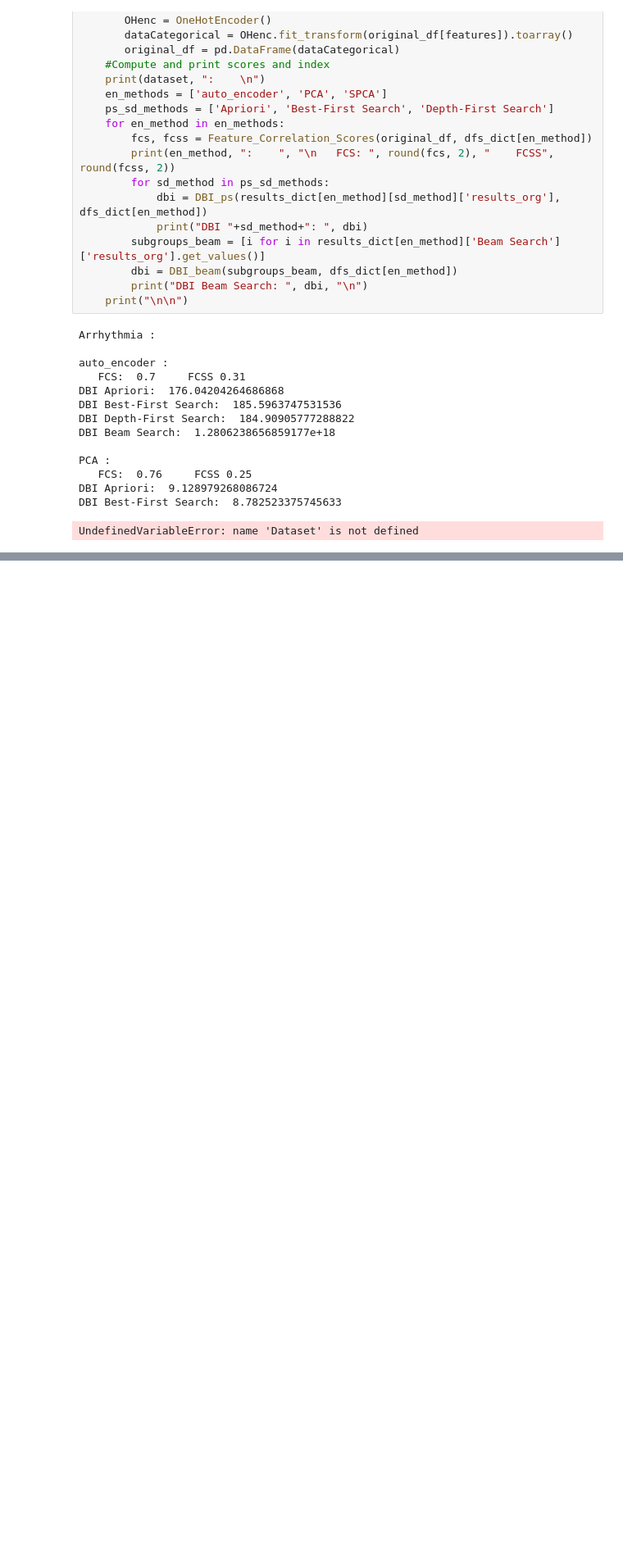
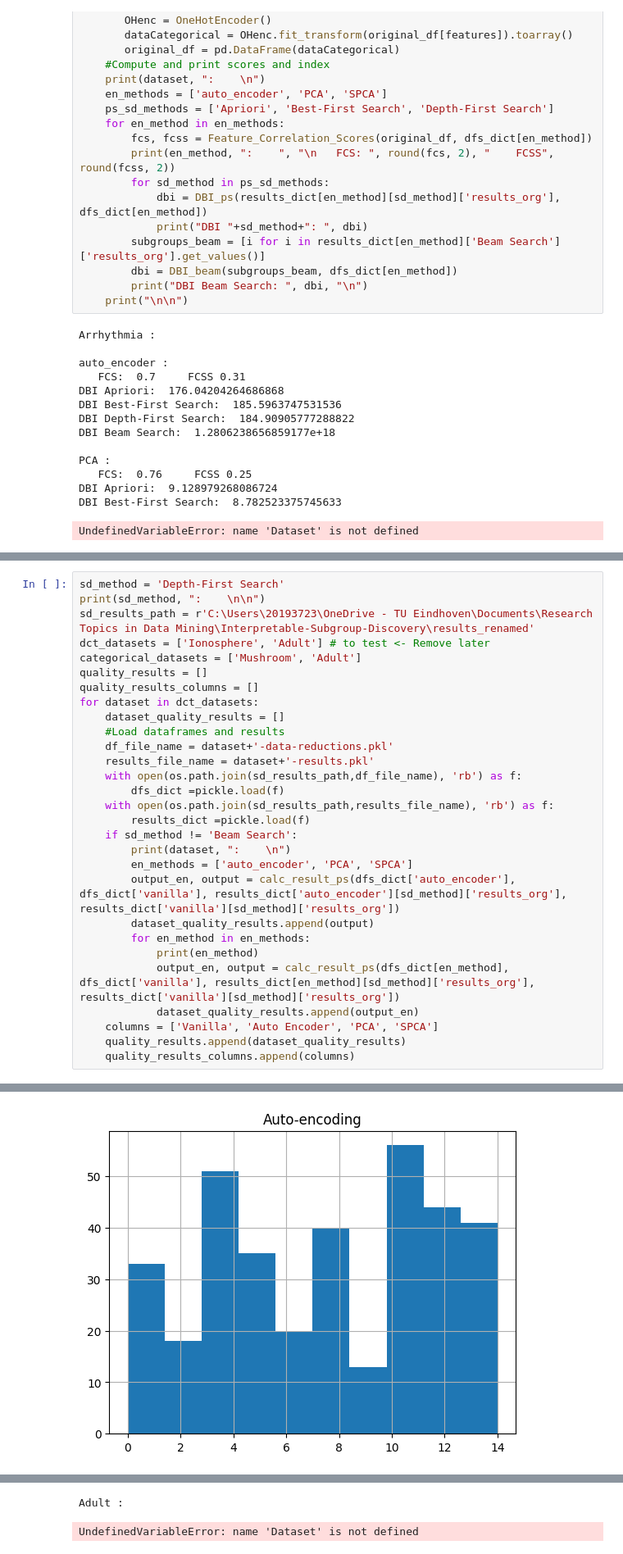
Before and after one commit to WouterFeijen/Interpretable-Subgroup-Discovery, a Jupyter notebook: test_interpret.ipynb, the cells around one changed output, grey strips where cells are left out. Shown: that part at 82% size. Cells and saved outputs as stored; diff of their text form; blank space fills up the shorter version.

Commit message:
Small changes interpretability and test, big changes quality measures

```diff
--- a/test_interpret.ipynb
+++ b/test_interpret.ipynb
@@ -228,0 +173,30 @@ ValueError: If using all scalar values, you must pass an index
+# %%
+sd_method = 'Depth-First Search'
+print(sd_method, ":    \n\n")
+sd_results_path = r'C:\Users\20193723\OneDrive - TU Eindhoven\Documents\Research Topics in Data Mining\Interpretable-Subgroup-Discovery\results_renamed'
+dct_datasets = ['Ionosphere', 'Adult'] # to test <- Remove later
+categorical_datasets = ['Mushroom', 'Adult']
+quality_results = []
+quality_results_columns = []
+for dataset in dct_datasets:
+    dataset_quality_results = []
+    #Load dataframes and results
+    df_file_name = dataset+'-data-reductions.pkl'
+    results_file_name = dataset+'-results.pkl'
+    with open(os.path.join(sd_results_path,df_file_name), 'rb') as f:
+        dfs_dict =pickle.load(f)
+    with open(os.path.join(sd_results_path,results_file_name), 'rb') as f:
+        results_dict =pickle.load(f)
+    if sd_method != 'Beam Search':
+        print(dataset, ":    \n")
+        en_methods = ['auto_encoder', 'PCA', 'SPCA']
+        output_en, output = calc_result_ps(dfs_dict['auto_encoder'], dfs_dict['vanilla'], results_dict['auto_encoder'][sd_method]['results_org'], results_dict['vanilla'][sd_method]['results_org'])
+        dataset_quality_results.append(output)
+        for en_method in en_methods:
+            print(en_method)
+            output_en, output = calc_result_ps(dfs_dict[en_method], dfs_dict['vanilla'], results_dict[en_method][sd_method]['results_org'], results_dict['vanilla'][sd_method]['results_org'])
+            dataset_quality_results.append(output_en)
+    columns = ['Vanilla', 'Auto Encoder', 'PCA', 'SPCA']
+    quality_results.append(dataset_quality_results)
+    quality_results_columns.append(columns)
+# %% [output]
@@ -228,0 +216 @@ ValueError: If using all scalar values, you must pass an index
+[figure, added]
@@ -228,0 +251,2 @@ ValueError: If using all scalar values, you must pass an index
+Adult :
+UndefinedVariableError: name 'Dataset' is not defined
```
Also changed, not shown: parts of 11 cells of this notebook, 1 other file.
